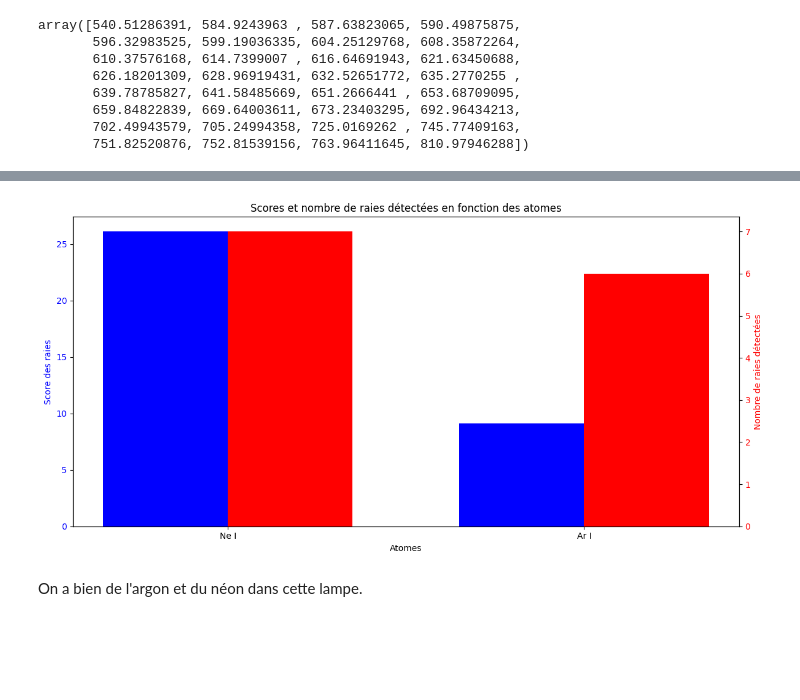
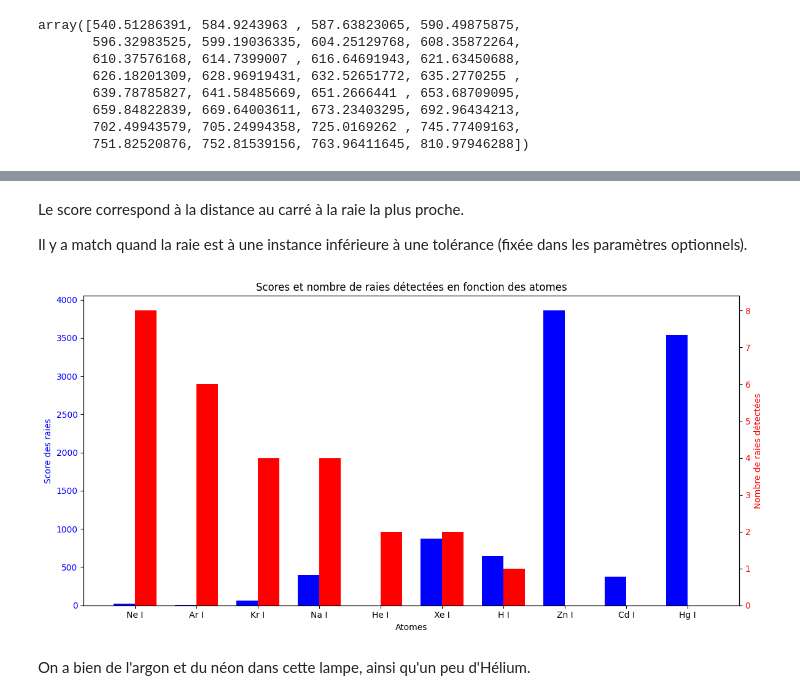
Before and after one commit to Hubert-LEROUX/xspectra, a Jupyter notebook: examples/atom_lights.ipynb, the cells around one changed output, grey strips where cells are left out. Cells and saved outputs as stored; diff of their text form; code cells hidden in the pictures; blank space fills up the shorter version.

Commit message:
Ok pour les atomes

```diff
--- a/examples/atom_lights.ipynb
+++ b/examples/atom_lights.ipynb
@@ -156,9 +176,15 @@ vis.plot_spectra_with_rays(spectrum_l1, longueurs_onde, rays, spectra_output="sp
 # %%
+
 # Exemple d'utilisation
-scores = [utils.score_rays(raies_l1, raies_atom) for raies_atom in rays]
-nb_matches = [utils.get_nb_matches(raies_l1, raies_atom) for raies_atom in rays]
-for atom,score, nb_m in zip(atoms, scores, nb_matches):
-    print(f"Atome: {atom}")
-    print(f"\tScore des raies {atom}: {score:.2f}")
-    print(f"\tNombre de raies détectées pour {atom}: {nb_m}")
+scores = [atom.score_rays(raies_l1, raies_atom) for raies_atom in rays]
+nb_matches = [atom.get_nb_matches(raies_l1, raies_atom) for raies_atom in rays]
+# Create a DataFrame to display the results as a table
+results_df = pd.DataFrame({
+    "Atome": atoms,
+    "Score des raies": [f"{score:.2f}" for score in scores],
+    "Nombre de raies détectées": nb_matches
+})
+
+# Display the table
+results_df
 # %% [output]
@@ -166,41 +202,10 @@ AttributeError: module 'xspectra.utils' has no attribute 'score_rays'
-# %%
-def plot_scores_and_matches(atoms, scores, nb_matches, scores_output=None):
-    # Trier les atomes par ordre décroissant des matchs
-    sorted_indices = np.argsort(nb_matches)[::-1]
-    sorted_atoms = [atoms[i] for i in sorted_indices]
-    sorted_scores = [scores[i] for i in sorted_indices]
-    sorted_nb_matches = [nb_matches[i] for i in sorted_indices]
-
-    # Configuration des barres
-    x = np.arange(len(sorted_atoms))  # la position des atomes
-    width = 0.35  # la largeur des barres
-
-    fig, ax1 = plt.subplots(figsize=(12, 6))
-
-    # Barres pour les scores
-    bars1 = ax1.bar(x - width/2, sorted_scores, width, label='Score des raies', color='b')
-    ax1.set_xlabel('Atomes')
-    ax1.set_ylabel('Score des raies', color='b')
-    ax1.tick_params(axis='y', labelcolor='b')
-
-    # Créer un deuxième axe pour le nombre de matchs
-    ax2 = ax1.twinx()
-    bars2 = ax2.bar(x + width/2, sorted_nb_matches, width, label='Nombre de raies détectées', color='r')
-    ax2.set_ylabel('Nombre de raies détectées', color='r')
-    ax2.tick_params(axis='y', labelcolor='r')
-
-    # Ajouter des labels, titre et légende
-    ax1.set_title('Scores et nombre de raies détectées en fonction des atomes')
-    ax1.set_xticks(x)
-    ax1.set_xticklabels(sorted_atoms)
-
-    fig.tight_layout()
-    if scores_output is not None:
-        fig.savefig(scores_output)
-    plt.show()
-
-plot_scores_and_matches(atoms, scores, nb_matches)
-# %% [output]
-[figure, removed]
+# %% [markdown]
+Le score correspond à la distance au carré à la raie la plus proche.
+
+Il y a match quand la raie est à une instance inférieure à une tolérance (fixée dans les paramètres optionnels).
+# %%
+vis.plot_scores_and_matches(atoms, scores, nb_matches, scores_output="./res/atoms_scores") # To visualise the results
+# %% [output]
+[figure, added]
 # %% [markdown]
-On a bien de l'argon et du néon dans cette lampe.
+On a bien de l'argon et du néon dans cette lampe, ainsi qu'un peu d'Hélium.
```
Also changed, not shown: parts of 16 cells of this notebook, 7 other files.
